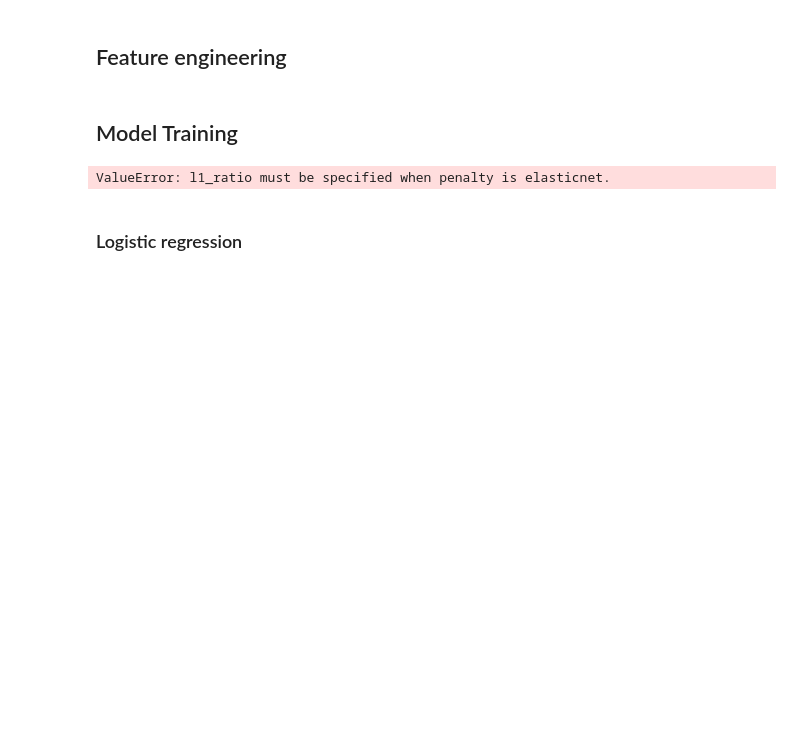
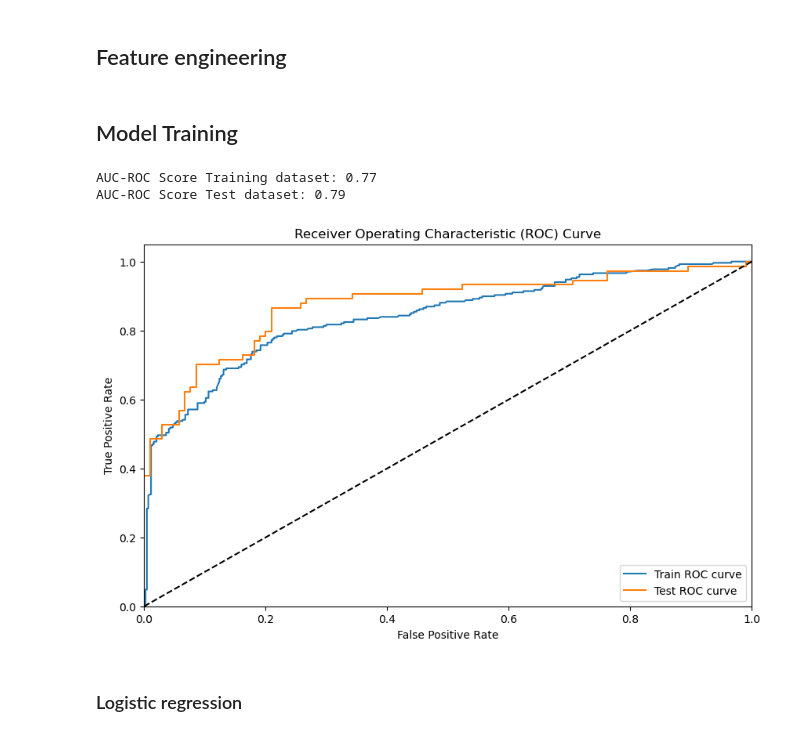
Before and after one commit to JaschavdA/ML1Challenge, a Jupyter notebook: titanic.ipynb, the cells around one changed output. Saved outputs shown, nothing was run; the diff lists cells and outputs as text; code cells hidden in the pictures; blank space fills up the shorter version.

```diff
--- a/titanic.ipynb
+++ b/titanic.ipynb
@@ -199,55 +199,52 @@ from sklearn.linear_model import LogisticRegression
 from sklearn.metrics import accuracy_score
 from sklearn.metrics import roc_auc_score, roc_curve
 
-# Feature Engineering & Selection
-features = ['Sex', 'Age', 'Pclass', 'Fare', 'Survived']
+def prepData(dataset) :
+    features = ['Sex', 'Age', 'Pclass', 'Fare', 'Survived']
+    model_df = dataset[features]
+    model_df = pd.get_dummies(model_df, columns=['Pclass'], drop_first=False)
+    model_df.loc[:, 'Age'] = model_df['Age'].fillna(model_df['Age'].mean())
+    model_df = model_df.dropna()
+    X = model_df[['Sex', 'Age', 'Fare', 'Pclass_1', 'Pclass_2', 'Pclass_3']]
+    y = model_df['Survived']
+    return X, y
 
-# Create a new dataframe with the selected features
-model_df = train_df[features]
+X, y = prepData(train_df)
 
-# One-hot encoding for Pclass
-model_df = pd.get_dummies(model_df, columns=['Pclass'], drop_first=False)
-
-# Replace the missing age values with the mean and drop the rows with missing values
-model_df.loc[:, 'Age'] = model_df['Age'].fillna(model_df['Age'].mean())
-model_df = model_df.dropna()
-
-# Splitting the data
-## Choose the features (feature list) and the target (Survived)
-X = model_df[['Sex', 'Age', 'Fare', 'Pclass_1', 'Pclass_2', 'Pclass_3']]
-y = model_df['Survived']
 X_train, X_test, y_train, y_test = train_test_split(X, y, test_size=0.2, random_state=42)
 
 # Training the model - Logistic regression
-clf = LogisticRegression(max_iter=1000, penalty=None).fit(X_train, y_train)
+clf = LogisticRegression(max_iter=1000).fit(X_train, y_train)
 
 # Predict the validation & test set
 y_train_pred = clf.predict(X_train)
 y_test_pred = clf.predict(X_test)
 
 auc_train_score = roc_auc_score(y_train, y_train_pred)
 auc_test_score = roc_auc_score(y_test, y_test_pred)
 print(f"AUC-ROC Score Training dataset: {auc_train_score:.2f}")
 print(f"AUC-ROC Score Test dataset: {auc_test_score:.2f}")
 
 # Calculate the ROC curve
 fpr_train, tpr_train, _ = roc_curve(y_train, clf.predict_proba(X_train)[:, 1])
 fpr_test, tpr_test, _ = roc_curve(y_test, clf.predict_proba(X_test)[:, 1])
 
 # Plot the ROC curve
 plt.figure(figsize=(10, 6))
 plt.plot(fpr_train, tpr_train, label='Train ROC curve')
 plt.plot(fpr_test, tpr_test, label='Test ROC curve')
 plt.plot([0, 1], [0, 1], 'k--')  # Diagonal line
 plt.xlim([0.0, 1.0])
 plt.ylim([0.0, 1.05])
 plt.xlabel('False Positive Rate')
 plt.ylabel('True Positive Rate')
 plt.title('Receiver Operating Characteristic (ROC) Curve')
 plt.legend(loc="lower right")
 plt.show()
 # %% [output]
-ValueError: l1_ratio must be specified when penalty is elasticnet.
+AUC-ROC Score Training dataset: 0.77
+AUC-ROC Score Test dataset: 0.79
+[figure, added]
 # %% [markdown]
 ### Logistic regression
 # %%
```
Also changed, not shown: parts of 2 cells of this notebook.
